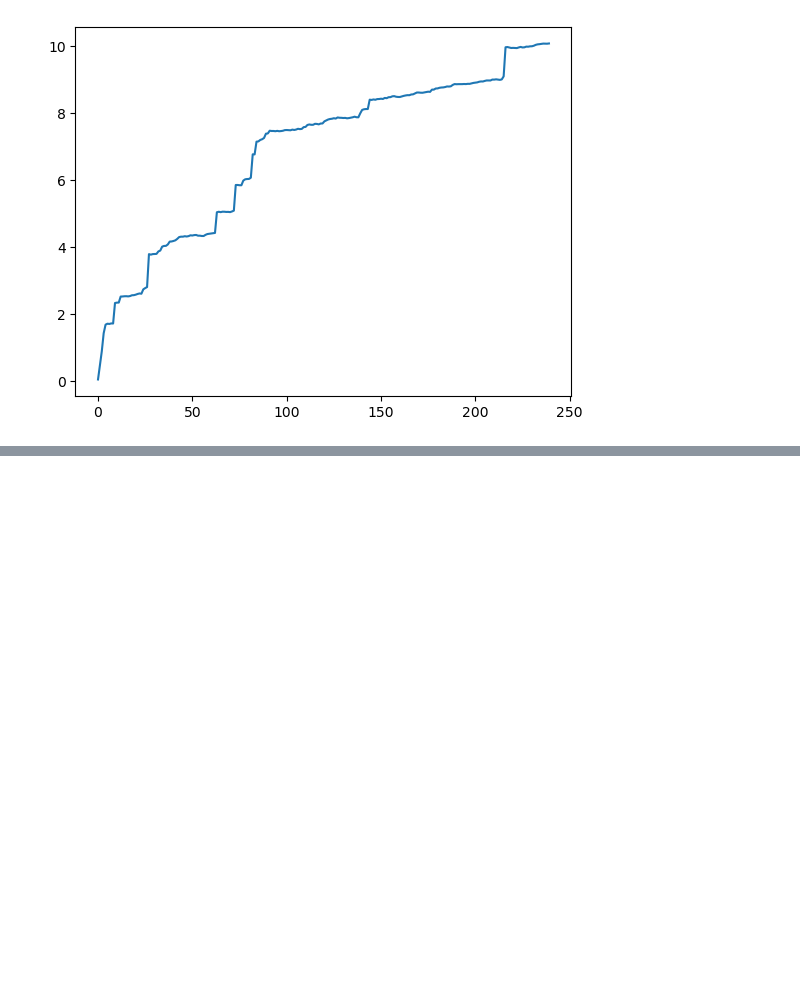
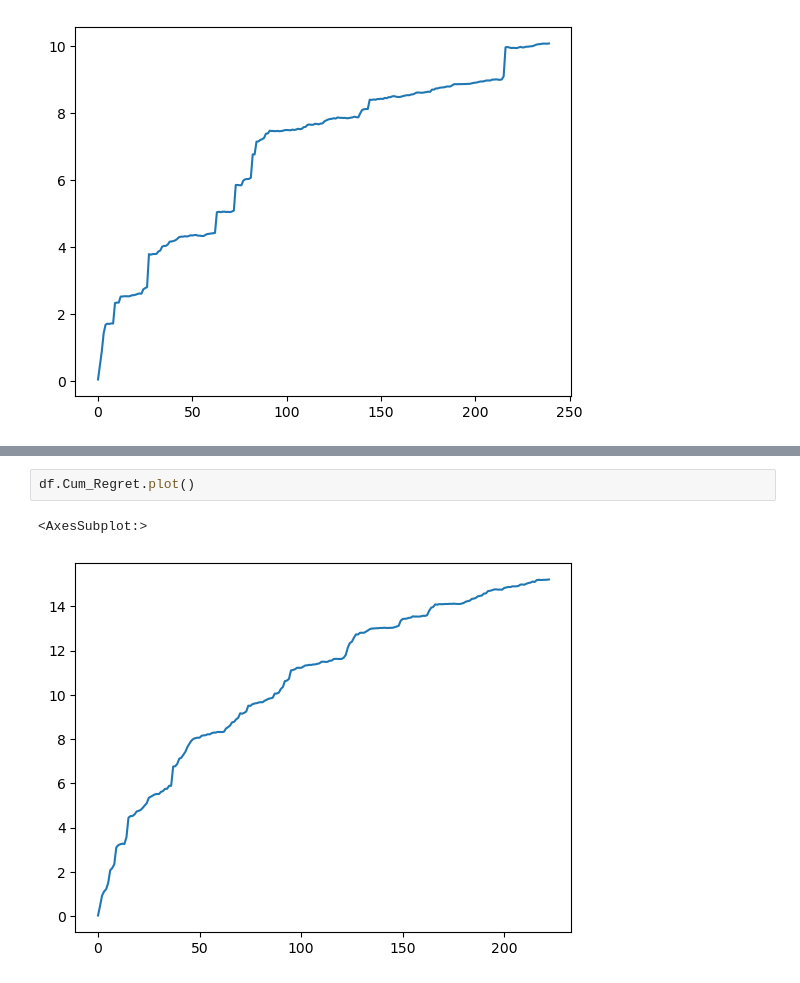
Before and after one commit to VahanArsenian/POMPSBO, a Jupyter notebook: notebooks/pomps_adapted.ipynb, the cells around one changed output, grey strips where cells are left out. Cells and saved outputs as stored; diff of their text form; blank space fills up the shorter version.

```diff
--- a/notebooks/pomps_adapted.ipynb
+++ b/notebooks/pomps_adapted.ipynb
@@ -62,0 +61,5 @@ df
+# %%
+df.Cum_Regret.plot()
+# %% [output]
+<AxesSubplot:>
+[figure, added]
```
Also changed, not shown: parts of 4 cells of this notebook, 2 other files.
